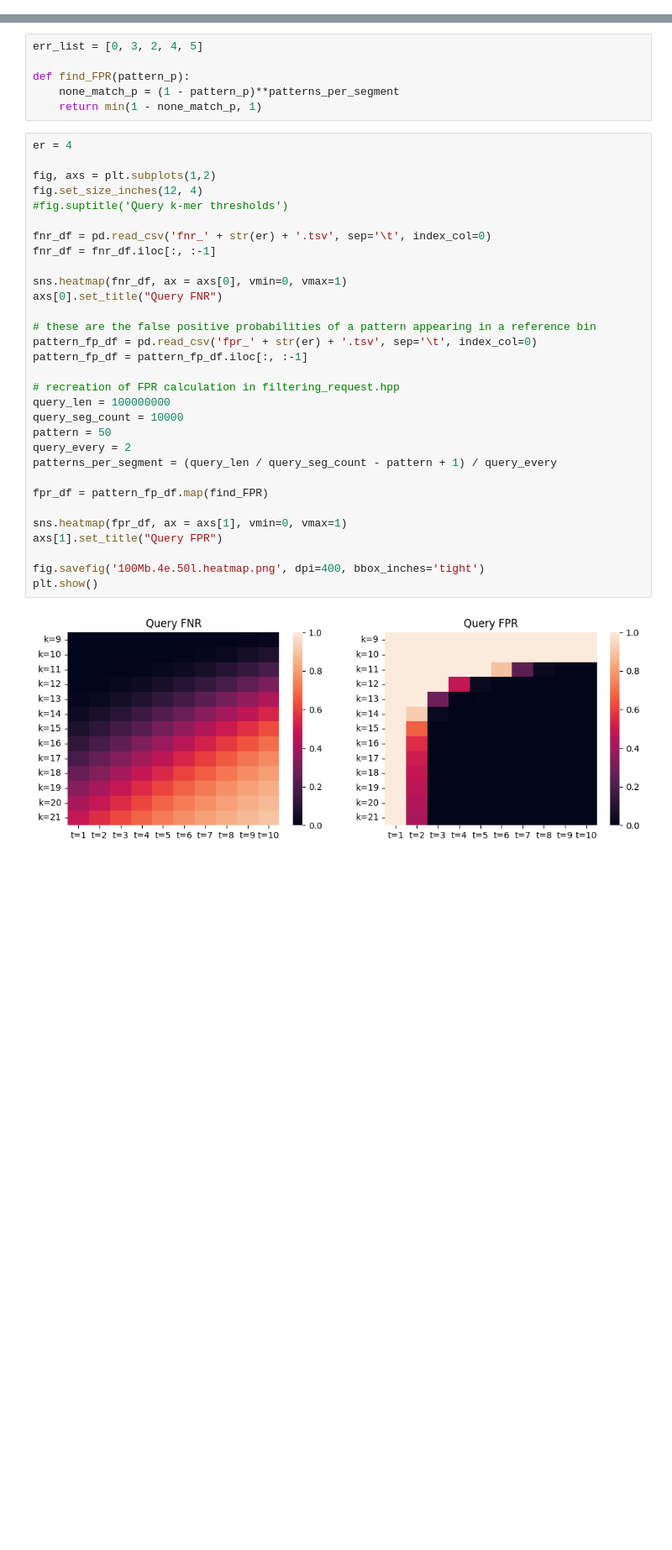
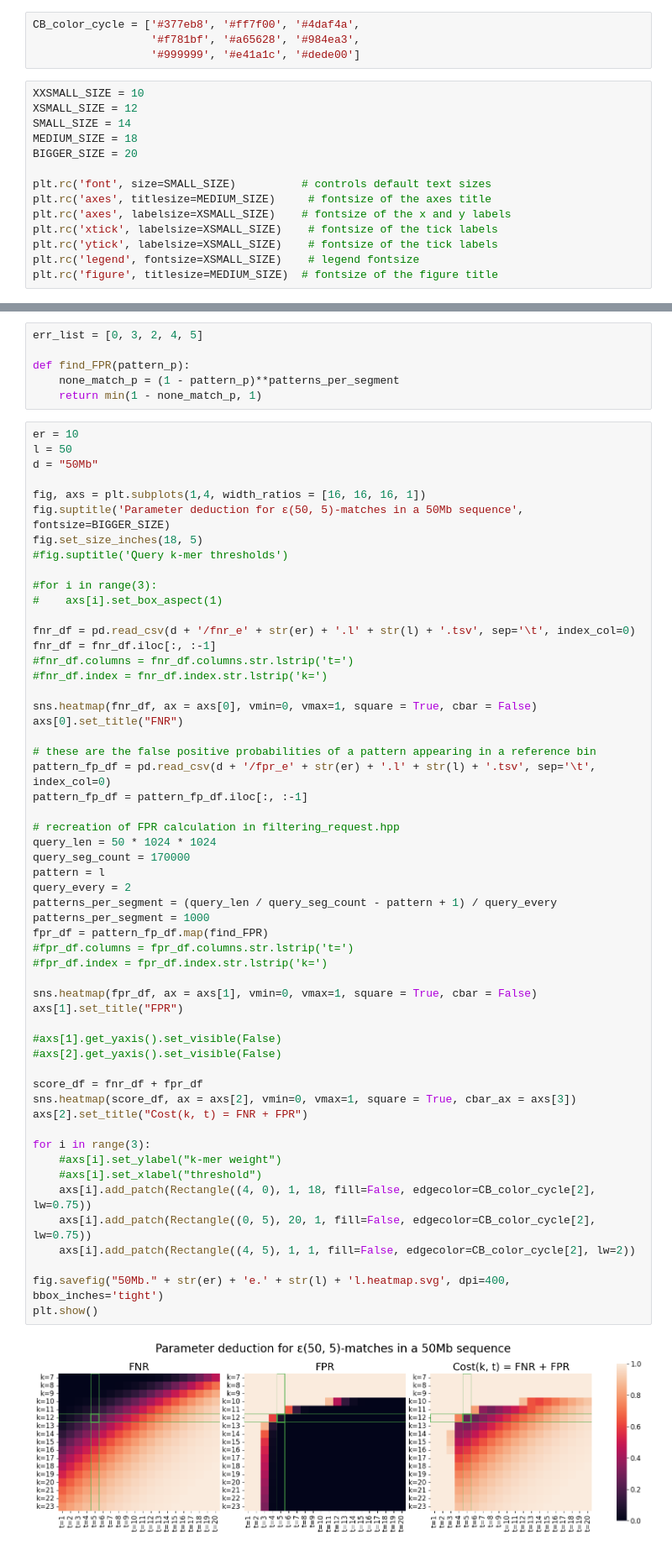
Before and after one commit to eaasna/DREAM-stellar-benchmark, a Jupyter notebook: work-python/kmer-occurrence-probability/Objective function.ipynb, the cells around one changed output, grey strips where cells are left out. Shown: that part at 84% size. Drawn from its saved outputs; the diff is of its cells as text; blank space fills up the shorter version.

Commit message:
Fix font size in plots

```diff
--- a/work-python/kmer-occurrence-probability/Objective function.ipynb
+++ b/work-python/kmer-occurrence-probability/Objective function.ipynb
@@ -8,3 +9,21 @@ import math
+# %%
+CB_color_cycle = ['#377eb8', '#ff7f00', '#4daf4a',
+                  '#f781bf', '#a65628', '#984ea3',
+                  '#999999', '#e41a1c', '#dede00']
+# %%
+XXSMALL_SIZE = 10
+XSMALL_SIZE = 12
+SMALL_SIZE = 14
+MEDIUM_SIZE = 18
+BIGGER_SIZE = 20
+
+plt.rc('font', size=SMALL_SIZE)          # controls default text sizes
+plt.rc('axes', titlesize=MEDIUM_SIZE)     # fontsize of the axes title
+plt.rc('axes', labelsize=XSMALL_SIZE)    # fontsize of the x and y labels
+plt.rc('xtick', labelsize=XSMALL_SIZE)    # fontsize of the tick labels
+plt.rc('ytick', labelsize=XSMALL_SIZE)    # fontsize of the tick labels
+plt.rc('legend', fontsize=XSMALL_SIZE)    # legend fontsize
+plt.rc('figure', titlesize=MEDIUM_SIZE)  # fontsize of the figure title
 # %% [markdown]
 ## K-mer occurrence probability
 # %%
@@ -183,35 +193,59 @@ def find_FPR(pattern_p):
     none_match_p = (1 - pattern_p)**patterns_per_segment
     return min(1 - none_match_p, 1)
 # %%
-er = 4
+er = 10
+l = 50
+d = "50Mb"
 
-fig, axs = plt.subplots(1,2)
-fig.set_size_inches(12, 4)
+fig, axs = plt.subplots(1,4, width_ratios = [16, 16, 16, 1])
+fig.suptitle('Parameter deduction for ε(50, 5)-matches in a 50Mb sequence', fontsize=BIGGER_SIZE)
+fig.set_size_inches(18, 5)
 #fig.suptitle('Query k-mer thresholds')
 
-fnr_df = pd.read_csv('fnr_' + str(er) + '.tsv', sep='\t', index_col=0)
+#for i in range(3):
+#    axs[i].set_box_aspect(1)
+
+fnr_df = pd.read_csv(d + '/fnr_e' + str(er) + '.l' + str(l) + '.tsv', sep='\t', index_col=0)
 fnr_df = fnr_df.iloc[:, :-1]
+#fnr_df.columns = fnr_df.columns.str.lstrip('t=')
+#fnr_df.index = fnr_df.index.str.lstrip('k=')
 
-sns.heatmap(fnr_df, ax = axs[0], vmin=0, vmax=1)
-axs[0].set_title("Query FNR")
+sns.heatmap(fnr_df, ax = axs[0], vmin=0, vmax=1, square = True, cbar = False)
+axs[0].set_title("FNR")
 
 # these are the false positive probabilities of a pattern appearing in a reference bin
-pattern_fp_df = pd.read_csv('fpr_' + str(er) + '.tsv', sep='\t', index_col=0)
+pattern_fp_df = pd.read_csv(d + '/fpr_e' + str(er) + '.l' + str(l) + '.tsv', sep='\t', index_col=0)
 pattern_fp_df = pattern_fp_df.iloc[:, :-1]
 
 # recreation of FPR calculation in filtering_request.hpp
-query_len = 100000000
-query_seg_count = 10000
-pattern = 50
+query_len = 50 * 1024 * 1024
+query_seg_count = 170000
+pattern = l
 query_every = 2
 patterns_per_segment = (query_len / query_seg_count - pattern + 1) / query_every
+patterns_per_segment = 1000
+fpr_df = pattern_fp_df.map(find_FPR)
+#fpr_df.columns = fpr_df.columns.str.lstrip('t=')
+#fpr_df.index = fpr_df.index.str.lstrip('k=')
 
-fpr_df = pattern_fp_df.map(find_FPR)
+sns.heatmap(fpr_df, ax = axs[1], vmin=0, vmax=1, square = True, cbar = False)
+axs[1].set_title("FPR")
 
-sns.heatmap(fpr_df, ax = axs[1], vmin=0, vmax=1)
-axs[1].set_title("Query FPR")
+#axs[1].get_yaxis().set_visible(False)
+#axs[2].get_yaxis().set_visible(False)
 
-fig.savefig('100Mb.4e.50l.heatmap.png', dpi=400, bbox_inches='tight')
+score_df = fnr_df + fpr_df
+sns.heatmap(score_df, ax = axs[2], vmin=0, vmax=1, square = True, cbar_ax = axs[3])
+axs[2].set_title("Cost(k, t) = FNR + FPR")
+
+for i in range(3):
+    #axs[i].set_ylabel("k-mer weight")
+    #axs[i].set_xlabel("threshold")
+    axs[i].add_patch(Rectangle((4, 0), 1, 18, fill=False, edgecolor=CB_color_cycle[2], lw=0.75))
+    axs[i].add_patch(Rectangle((0, 5), 20, 1, fill=False, edgecolor=CB_color_cycle[2], lw=0.75))
+    axs[i].add_patch(Rectangle((4, 5), 1, 1, fill=False, edgecolor=CB_color_cycle[2], lw=2))
+
+fig.savefig("50Mb." + str(er) + 'e.' + str(l) + 'l.heatmap.svg', dpi=400, bbox_inches='tight')
 plt.show()
 # %% [output]
-[figure, old version]
+[figure, new version]
```
Also changed, not shown: parts of 17 cells of this notebook, 10 other files.
